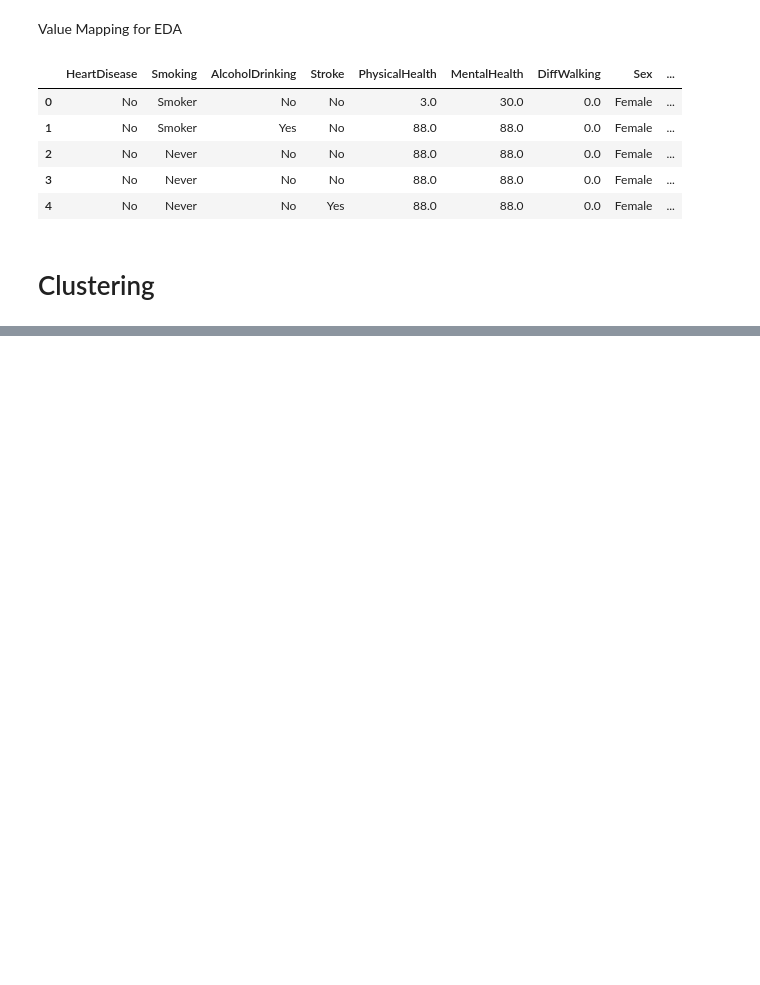
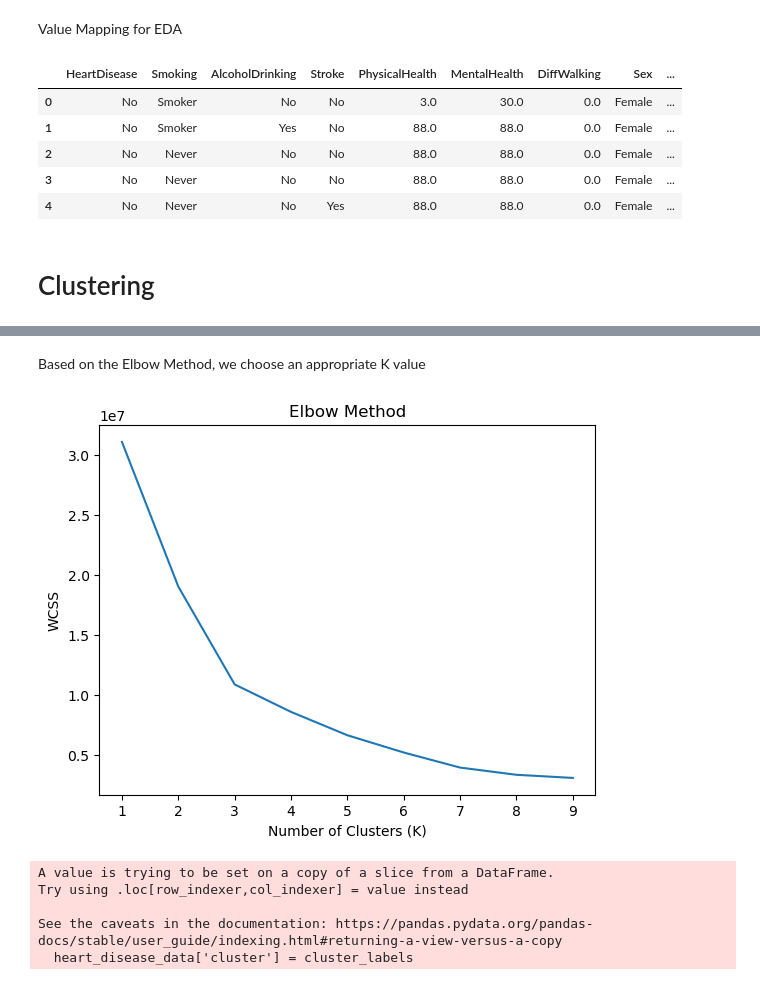
Before and after one commit to yahyamomtaz/Heart-Attack-Project, a Jupyter notebook: heart-attack-complete-project.ipynb, the cells around one changed output, grey strips where cells are left out. Drawn from its saved outputs; the diff is of its cells as text; code cells hidden in the pictures; blank space fills up the shorter version.

```diff
--- a/heart-attack-complete-project.ipynb
+++ b/heart-attack-complete-project.ipynb
@@ -793,2 +782,0 @@ array([2, 2, 1, ..., 2, 2, 2], dtype=uint16)
-# %%
-df['clus'] = clusters
@@ -794,0 +785,4 @@ df['clus'] = clusters
+# %%
+heart_disease_data = df[df['HeartDisease'] == 1]
+# %%
+features_data = heart_disease_data.drop('HeartDisease', axis=1)
@@ -794,0 +791,18 @@ df['clus'] = clusters
+# %% [markdown]
+Based on the Elbow Method, we choose an appropriate K value
+# %%
+# Determine the optimal number of clusters (K)
+
+wcss = [] # Within-cluster sum of squares
+for i in range(1,10):
+    kmeans = KMeans(n_clusters=i, init='k-means++', random_state=42)
+    kmeans.fit(features_data)
+    wcss.append(kmeans.inertia_)
+# %%
+plt.plot(range(1, 10), wcss)
+plt.title('Elbow Method')
+plt.xlabel('Number of Clusters (K)')
+plt.ylabel('WCSS')
+plt.show()
+# %% [output]
+[figure, added]
@@ -794,0 +812,8 @@ df['clus'] = clusters
+# %%
+heart_disease_data['cluster'] = cluster_labels
+# %% [output]
+A value is trying to be set on a copy of a slice from a DataFrame.
+Try using .loc[row_indexer,col_indexer] = value instead
+
+See the caveats in the documentation: https://pandas.pydata.org/pandas-docs/stable/user_guide/indexing.html#returning-a-view-versus-a-copy
+  heart_disease_data['cluster'] = cluster_labels
```
Also changed, not shown: parts of 58 cells of this notebook, 4 other files.
